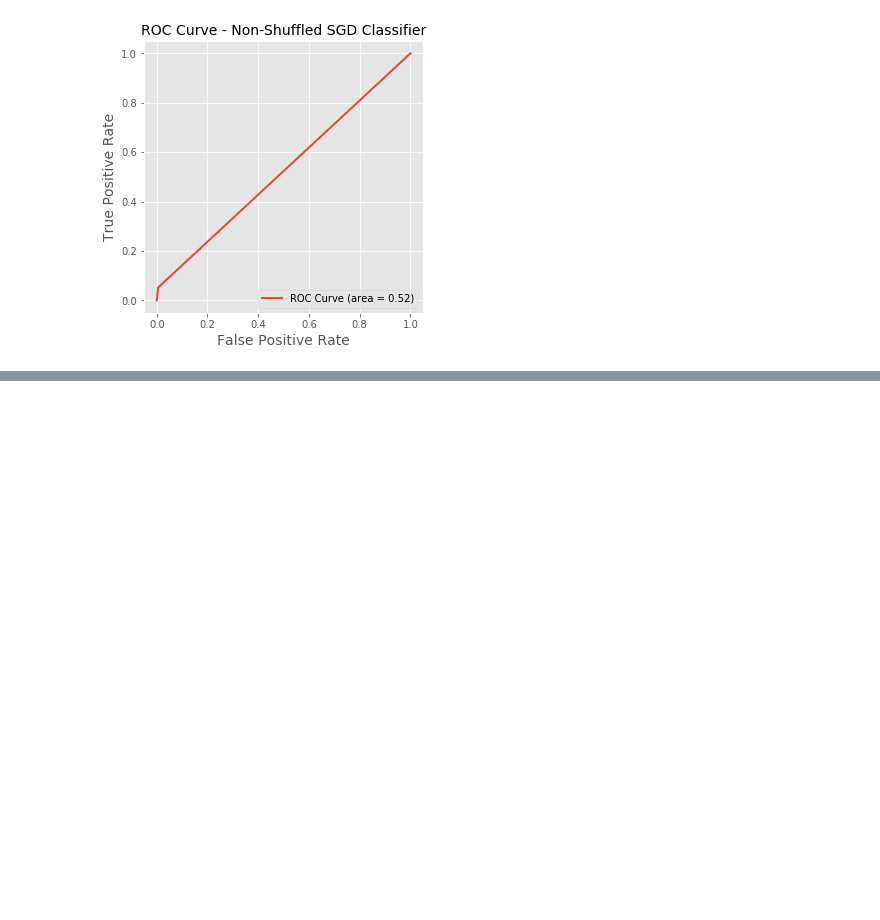
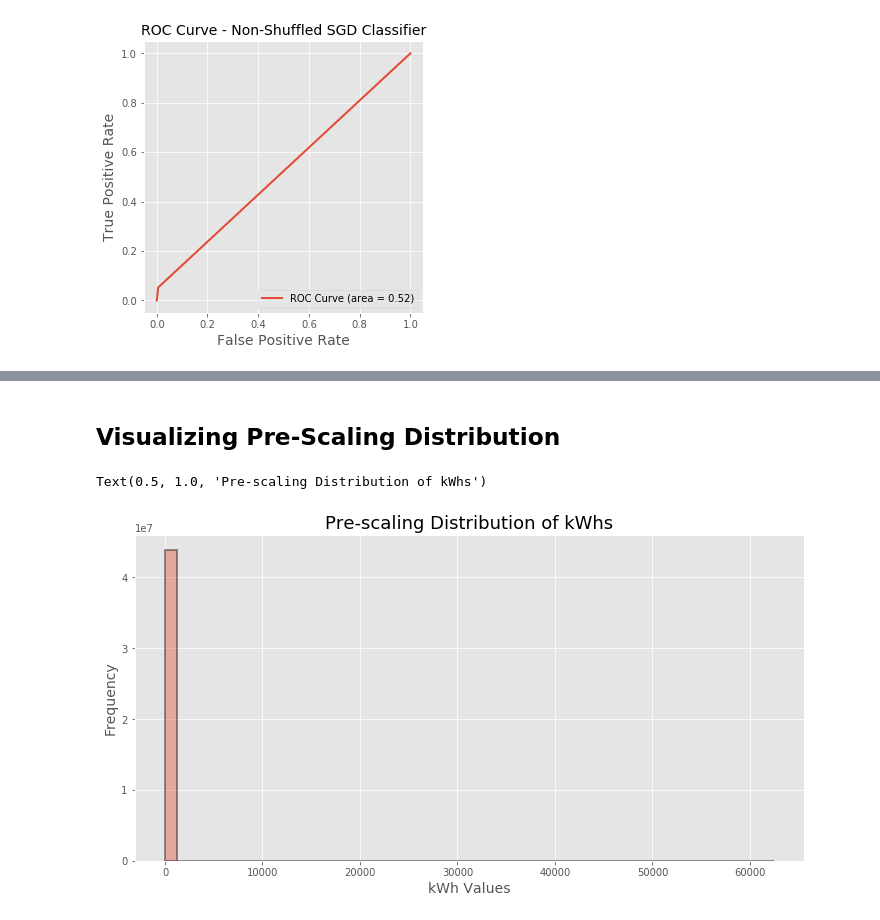
Before and after one commit to SMS-NED16/FYP-DL, a Jupyter notebook: fyp-assignments/05_Shallow_Learning_Models/01_Logistic_Regression/02_logreg_test.ipynb, the cells around one changed output, grey strips where cells are left out. Cells and saved outputs as stored; diff of their text form; code cells hidden in the pictures; blank space fills up the shorter version.

```diff
--- a/fyp-assignments/05_Shallow_Learning_Models/01_Logistic_Regression/02_logreg_test.ipynb
+++ b/fyp-assignments/05_Shallow_Learning_Models/01_Logistic_Regression/02_logreg_test.ipynb
@@ -521,0 +536,4 @@ logistic
+# %%
+# Import pre-scaled data with outliers removed
+filepath = '/content/drive/My Drive/EE 16-17 FYP DL Energy Theft Detection/Data/full-processing-data/outliersRemoved.csv'
+df = pd.read_csv(filepath)
@@ -521,0 +551,13 @@ logistic
+# %% [markdown]
+
+## Visualizing Pre-Scaling Distribution
+# %%
+# Confirming the distribution of values is not limited to 0 and 1
+plt.figure(figsize=(12, 6))
+distplot(df.iloc[:, 2:].values.ravel(), kde=False, hist_kws=dict(edgecolor='k', linewidth=2))
+plt.xlabel("kWh Values", fontsize=14)
+plt.ylabel("Frequency", fontsize=14)
+plt.title("Pre-scaling Distribution of kWhs", fontsize=18)
+# %% [output]
+Text(0.5, 1.0, 'Pre-scaling Distribution of kWhs')
+[figure, added]
```
Also changed, not shown: parts of 80 cells of this notebook.
